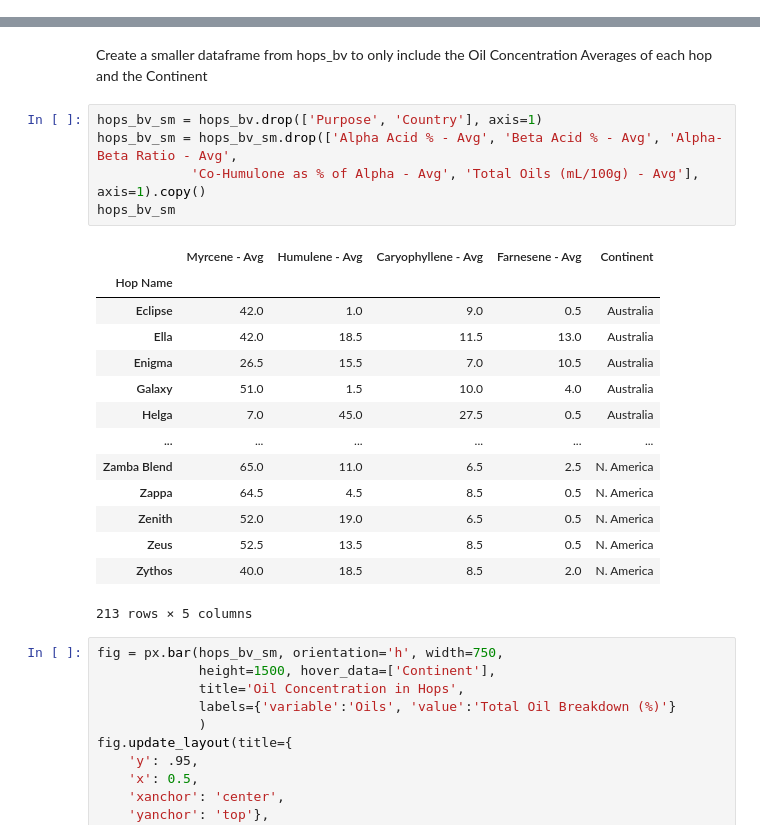
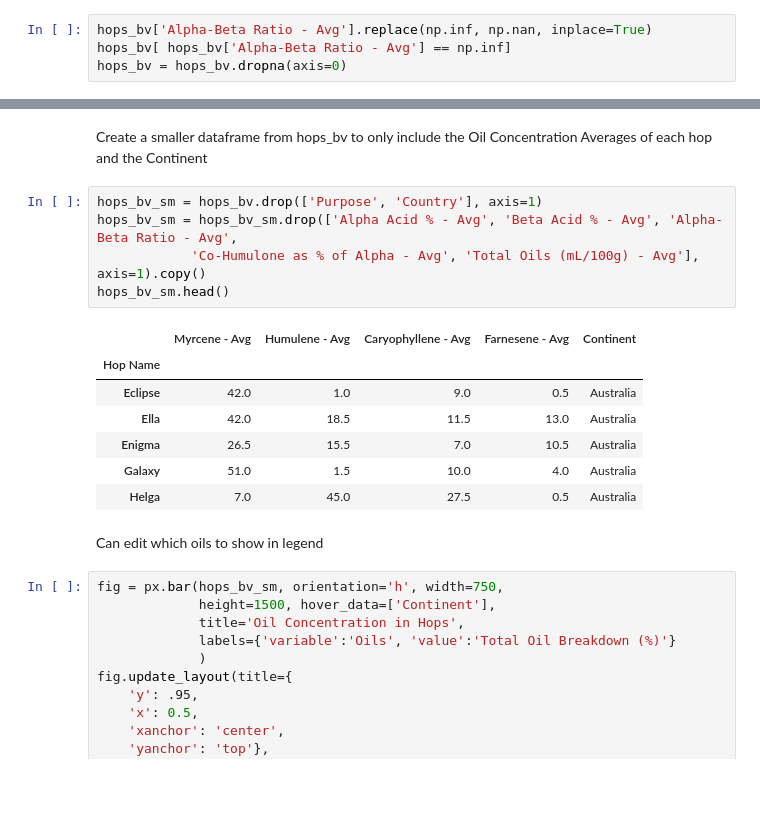
Before and after one commit to rc-9/Beer_Hops_Analysis, a Jupyter notebook: Visuals_Tomer.ipynb, the cells around one changed output, grey strips where cells are left out. Drawn from its saved outputs; the diff is of its cells as text; blank space fills up the shorter version.

```diff
--- a/Visuals_Tomer.ipynb
+++ b/Visuals_Tomer.ipynb
@@ -195,0 +204,4 @@ Pairplot
+# %%
+hops_bv['Alpha-Beta Ratio - Avg'].replace(np.inf, np.nan, inplace=True)
+hops_bv[ hops_bv['Alpha-Beta Ratio - Avg'] == np.inf]
+hops_bv = hops_bv.dropna(axis=0)
@@ -377,23 +465,18 @@ Create a smaller dataframe from hops_bv to only include the Oil Concentration Av
 # %%
 hops_bv_sm = hops_bv.drop(['Purpose', 'Country'], axis=1)
 hops_bv_sm = hops_bv_sm.drop(['Alpha Acid % - Avg', 'Beta Acid % - Avg', 'Alpha-Beta Ratio - Avg',
             'Co-Humulone as % of Alpha - Avg', 'Total Oils (mL/100g) - Avg'], axis=1).copy()
-hops_bv_sm
+hops_bv_sm.head()
 # %% [output]
 |  | Myrcene - Avg | Humulene - Avg | Caryophyllene - Avg | Farnesene - Avg | Continent |
 | Hop Name |  |  |  |  |  |
 | Eclipse | 42.0 | 1.0 | 9.0 | 0.5 | Australia |
 | Ella | 42.0 | 18.5 | 11.5 | 13.0 | Australia |
 | Enigma | 26.5 | 15.5 | 7.0 | 10.5 | Australia |
 | Galaxy | 51.0 | 1.5 | 10.0 | 4.0 | Australia |
 | Helga | 7.0 | 45.0 | 27.5 | 0.5 | Australia |
-| ... | ... | ... | ... | ... | ... |
-| Zamba Blend | 65.0 | 11.0 | 6.5 | 2.5 | N. America |
-| Zappa | 64.5 | 4.5 | 8.5 | 0.5 | N. America |
-| Zenith | 52.0 | 19.0 | 6.5 | 0.5 | N. America |
-| Zeus | 52.5 | 13.5 | 8.5 | 0.5 | N. America |
-| Zythos | 40.0 | 18.5 | 8.5 | 2.0 | N. America |
-213 rows × 5 columns
+# %% [markdown]
+Can edit which oils to show in legend
 # %%
 fig = px.bar(hops_bv_sm, orientation='h', width=750,
              height=1500, hover_data=['Continent'],
```
Also changed, not shown: parts of 17 cells of this notebook.
